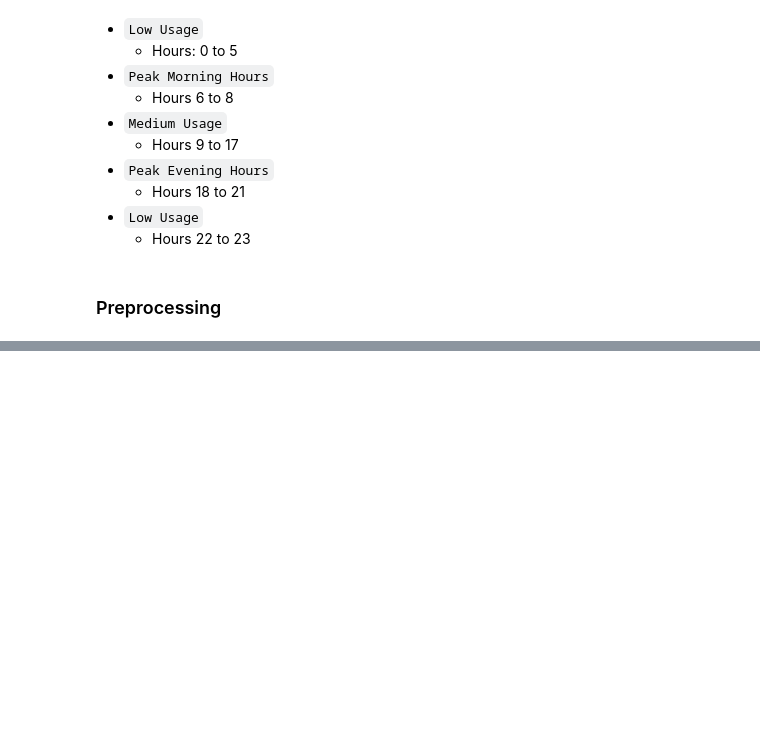
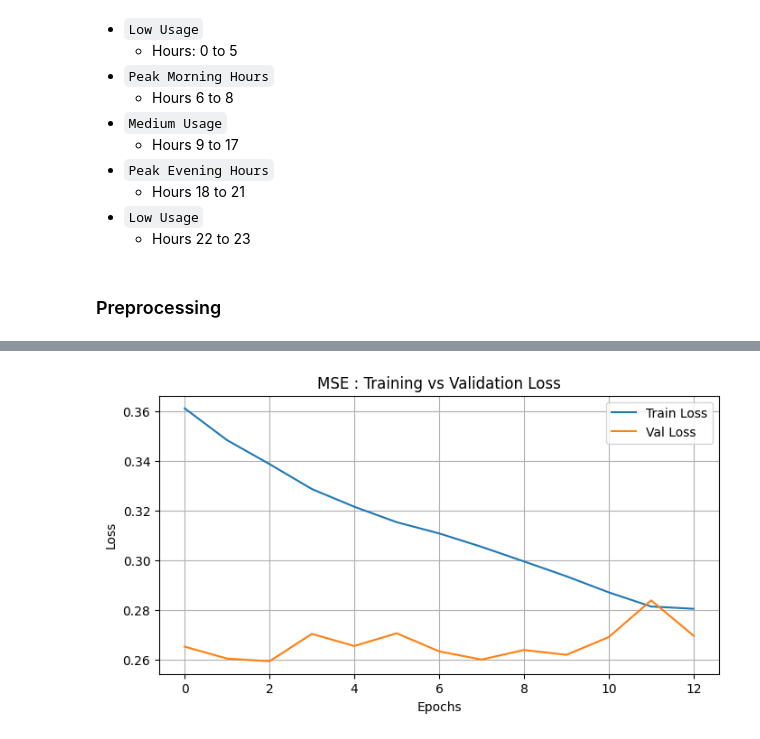
Before and after one commit to benjaminpilnick/Stat362-Final-Project-, a Jupyter notebook: explaratory_Data.ipynb, the cells around one changed output, grey strips where cells are left out. Cells and saved outputs as stored; diff of their text form; code cells hidden in the pictures; blank space fills up the shorter version.

```diff
--- a/explaratory_Data.ipynb
+++ b/explaratory_Data.ipynb
@@ -208,0 +310,17 @@ X_train.shape
+# %%
+from keras.callbacks import EarlyStopping
+
+# Define the EarlyStopping callback
+early_stop = EarlyStopping(monitor='val_loss', patience=5, start_from_epoch = 5,
+                           restore_best_weights=True)
+
+
+
+# Train the LSTM model with early stopping
+history = model.fit(X_train, y_train_windows,
+                    epochs = 20,
+                    batch_size = 32,
+                    validation_data = (X_val, y_val_windows),
+                    shuffle = False,
+                    callbacks = [early_stop],
+                    verbose = 1)
@@ -208,0 +345,12 @@ X_train.shape
+# %%
+plt.figure(figsize=(8,4))
+plt.plot(history.history['loss'], label='Train Loss')
+plt.plot(history.history['val_loss'], label='Val Loss')
+plt.xlabel('Epochs')
+plt.ylabel('Loss')
+plt.title('MSE : Training vs Validation Loss')
+plt.legend()
+plt.grid(True)
+plt.show()
+# %% [output]
+[figure, added]
```
Also changed, not shown: parts of 15 cells of this notebook.
